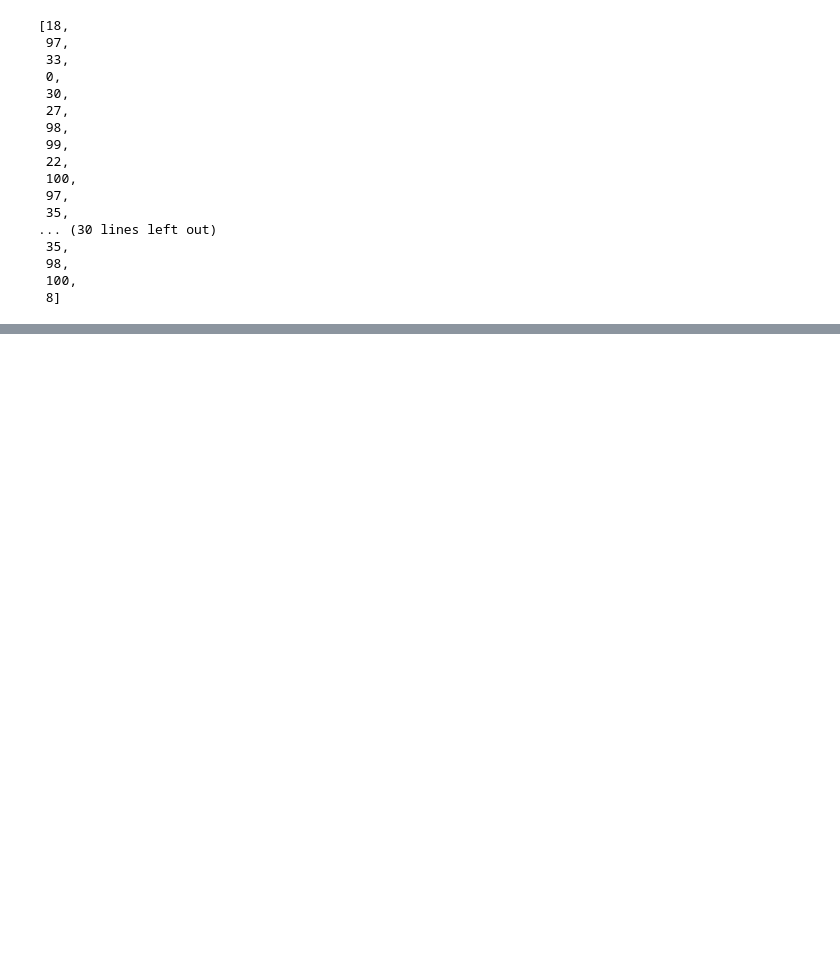
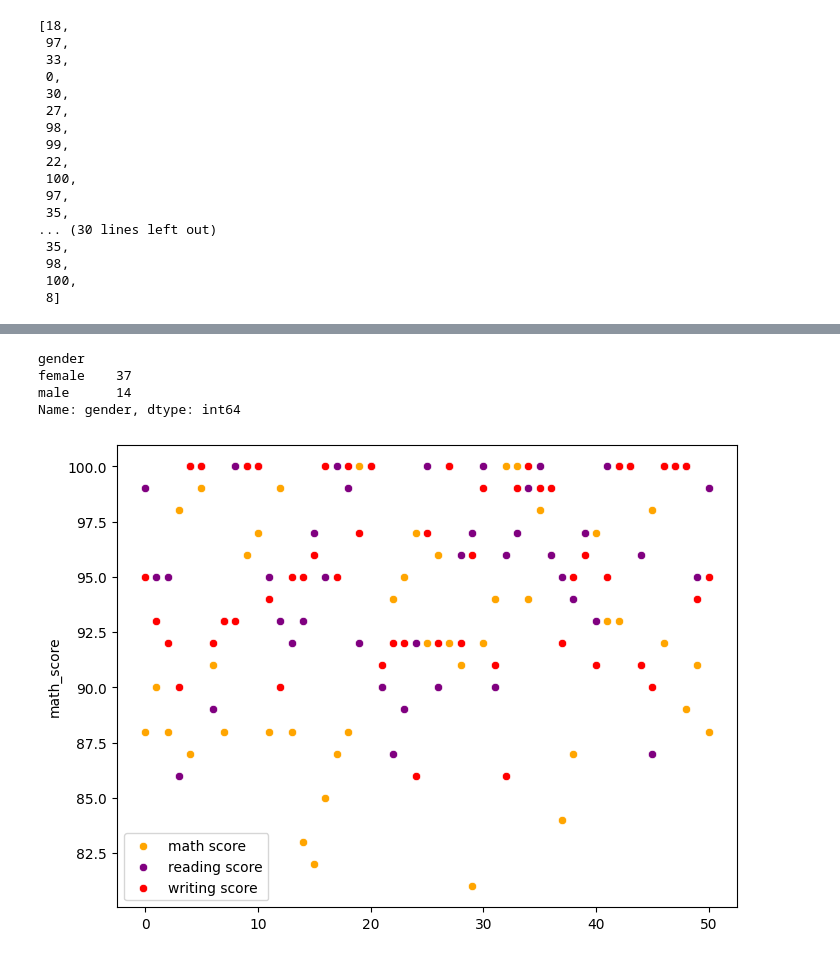
Before and after one commit to rajendra195/playing_with_data, a Jupyter notebook: study.ipynb, the cells around one changed output, grey strips where cells are left out. Cells and saved outputs as stored; diff of their text form; code cells hidden in the pictures; blank space fills up the shorter version.

```diff
--- a/study.ipynb
+++ b/study.ipynb
@@ -102,0 +175,8 @@ plt.show()
+# %%
+new_df = pd.DataFrame(columns=df.columns)
+for i in range(len(df) - 1):
+    data = df.loc[i]
+    score = (data.math_score + data.reading_score + data.writing_score) / 3
+    if score > 90:
+        new_df.loc[len(new_df)] = data.values
+new_df
@@ -102,0 +201,16 @@ plt.show()
+# %%
+new_df.groupby(new_df["gender"]).gender.count()
+# %% [output]
+gender
+female    37
+male      14
+Name: gender, dtype: int64
+# %%
+math_score = new_df["math_score"]
+plt.figure(figsize=(8, 6))
+sns.scatterplot(math_score, color="orange", label="math score")
+sns.scatterplot(new_df["reading_score"], color="purple", label="reading score")
+sns.scatterplot(new_df["writing_score"], color="red", label="writing score")
+plt.show()
+# %% [output]
+[figure, added]
```
Also changed, not shown: parts of 12 cells of this notebook.
